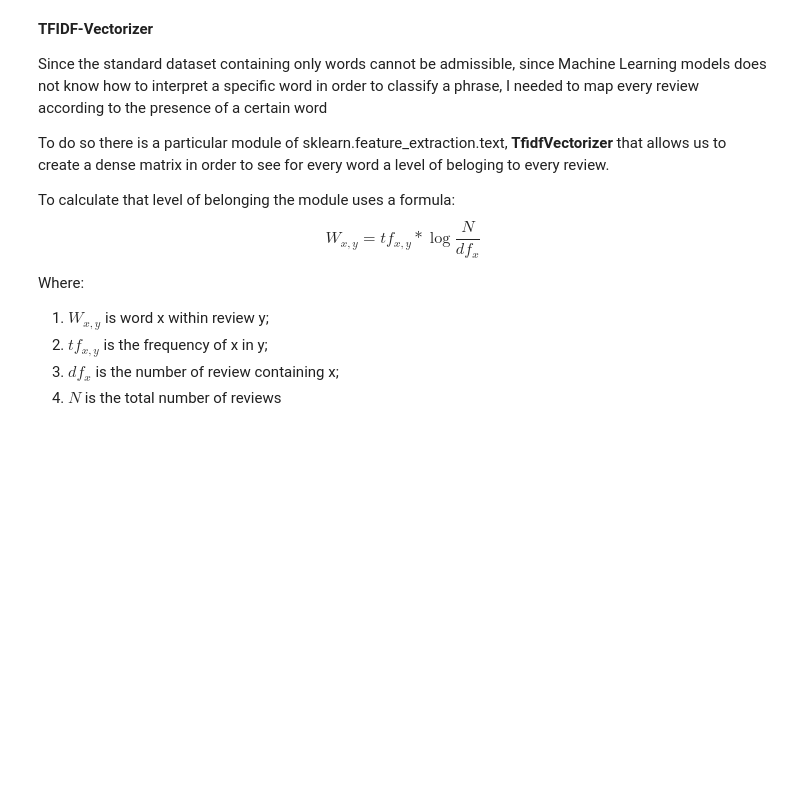
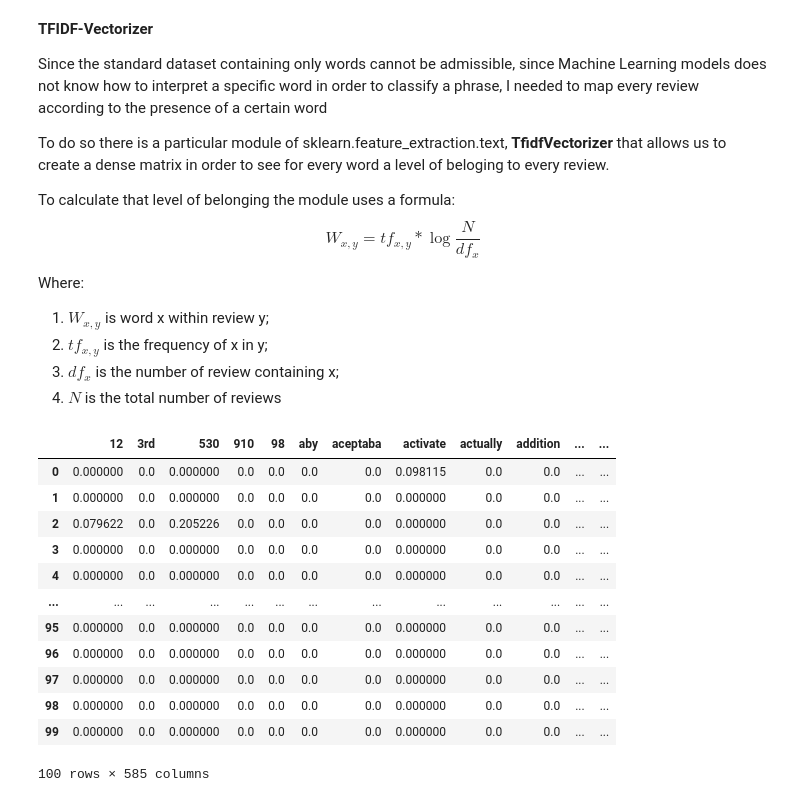
Before and after one commit to riccardo-borgo/Sentiment-Analysis-Amazon, a Jupyter notebook: sentiment_analysis.ipynb, the cells around one changed output. Cells and saved outputs as stored; diff of their text form; code cells hidden in the pictures; blank space fills up the shorter version.

Commit message:
fine sentiment_analysis

```diff
--- a/sentiment_analysis.ipynb
+++ b/sentiment_analysis.ipynb
@@ -367,14 +369,3 @@ We can clearly see here that the majority of the misclassifications are due to a
 We can now pass to another approach in order to determine the sentiment of the reviews.
 
 Another powerful method is **BERT**, transformer-based model that has achieved state-of-the-art performance in various natural language processing tasks, including sentiment analysis. BERT is trained on large amounts of unlabeled text and can capture complex contextual relationships in language.
-# %%
-# Load the sentiment analysis pipeline using BERT
-
-sentiment_analyzer = pipeline("sentiment-analysis", model="nlptown/bert-base-multilingual-uncased-sentiment")
-
-# Analyze sentiment of a text
-text = "I really enjoyed watching that movie, it was fantastic!"
-result = sentiment_analyzer(text)
-
-# Print the sentiment result
-print(result)
@@ -384,12 +372,8 @@ KeyboardInterrupt:
 # %%
-model_path = "bert-model"
-tokenizer_path = "bert-tokenizer"
-model = BertForSequenceClassification.from_pretrained(model_path)
-tokenizer = BertTokenizer.from_pretrained(tokenizer_path)
-sentiment_analyzer = pipeline("sentiment-analysis", model=model, tokenizer=tokenizer)
+sentiment_analyzer = pipeline("sentiment-analysis", model="nlptown/bert-base-multilingual-uncased-sentiment")
 def sentiment_BERT(content):
     result = sentiment_analyzer(content)
-    return result[0]['label'], result[0]['score']
+    return result[0]['label'][:1], result[0]['score']
 # %%
 df['BERT Scores'] = df['Clean Review'].apply(sentiment_BERT)
 df[['BERT label', 'BERT conf']] = pd.DataFrame(df['BERT Scores'].tolist(), index=df.index)
@@ -427,6 +431,22 @@ vectorizer = TfidfVectorizer()
 TFIDF = vectorizer.fit_transform(df['Clean Review'])
 feature_names = vectorizer.get_feature_names_out()
 # %%
-matrix_TFIDF = pd.DataFrame(TFIDF.toarray(), columns=feature_names)
+matrix_TFIDF = pd.DataFrame.sparse.from_spmatrix(TFIDF, columns=feature_names)
 # %%
-matrix_TFIDF['Sentiment'] = df['Sentiment from VADER']
+matrix_TFIDF['Sentiment'] = df['BERT label']
+# %%
+matrix_TFIDF
+# %% [output]
+|  | 12 | 3rd | 530 | 910 | 98 | aby | aceptaba | activate | actually | addition | ... | ... |
+| 0 | 0.000000 | 0.0 | 0.000000 | 0.0 | 0.0 | 0.0 | 0.0 | 0.098115 | 0.0 | 0.0 | ... | ... |
+| 1 | 0.000000 | 0.0 | 0.000000 | 0.0 | 0.0 | 0.0 | 0.0 | 0.000000 | 0.0 | 0.0 | ... | ... |
+| 2 | 0.079622 | 0.0 | 0.205226 | 0.0 | 0.0 | 0.0 | 0.0 | 0.000000 | 0.0 | 0.0 | ... | ... |
+| 3 | 0.000000 | 0.0 | 0.000000 | 0.0 | 0.0 | 0.0 | 0.0 | 0.000000 | 0.0 | 0.0 | ... | ... |
+| 4 | 0.000000 | 0.0 | 0.000000 | 0.0 | 0.0 | 0.0 | 0.0 | 0.000000 | 0.0 | 0.0 | ... | ... |
+| ... | ... | ... | ... | ... | ... | ... | ... | ... | ... | ... | ... | ... |
+| 95 | 0.000000 | 0.0 | 0.000000 | 0.0 | 0.0 | 0.0 | 0.0 | 0.000000 | 0.0 | 0.0 | ... | ... |
+| 96 | 0.000000 | 0.0 | 0.000000 | 0.0 | 0.0 | 0.0 | 0.0 | 0.000000 | 0.0 | 0.0 | ... | ... |
+| 97 | 0.000000 | 0.0 | 0.000000 | 0.0 | 0.0 | 0.0 | 0.0 | 0.000000 | 0.0 | 0.0 | ... | ... |
+| 98 | 0.000000 | 0.0 | 0.000000 | 0.0 | 0.0 | 0.0 | 0.0 | 0.000000 | 0.0 | 0.0 | ... | ... |
+| 99 | 0.000000 | 0.0 | 0.000000 | 0.0 | 0.0 | 0.0 | 0.0 | 0.000000 | 0.0 | 0.0 | ... | ... |
+100 rows × 585 columns
```
Also changed, not shown: parts of 21 cells of this notebook, 1 other file.
